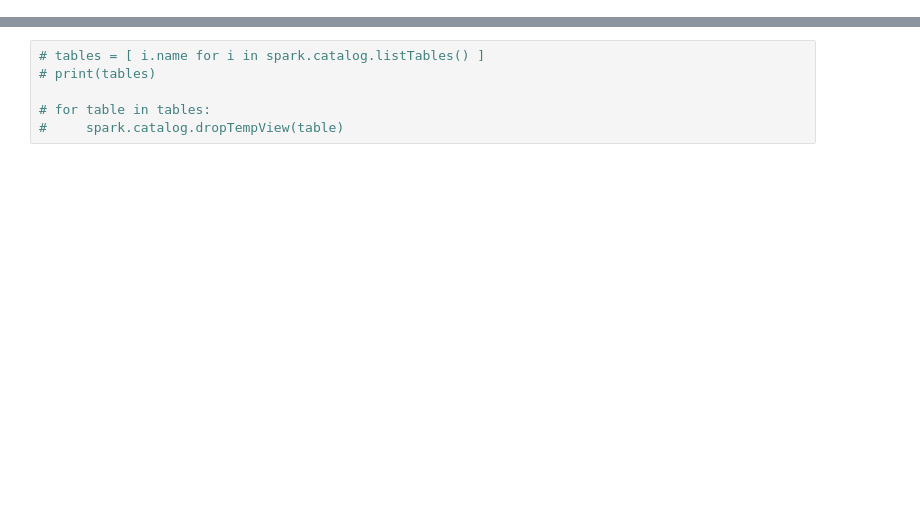
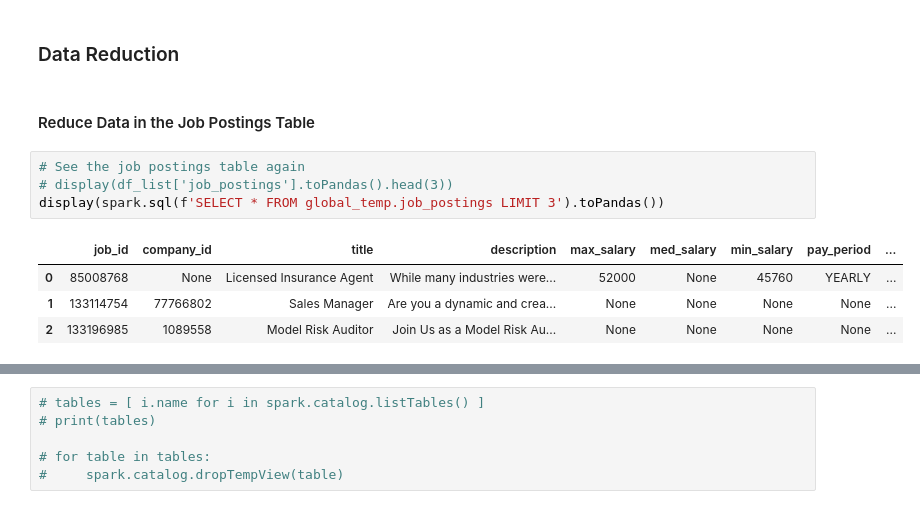
Before and after one commit to AndhikaWB/linkedin-job-postings-analysis, a Jupyter notebook: main.ipynb, the cells around one changed output, grey strips where cells are left out. Cells and saved outputs as stored; diff of their text form; blank space fills up the shorter version.

```diff
--- a/main.ipynb
+++ b/main.ipynb
@@ -211,0 +323,13 @@ spark.sql('SELECT * FROM job_postings WHERE LOWER(title) LIKE "%data%"').toPanda
+# %% [markdown]
+### Data Reduction
+# %% [markdown]
+#### Reduce Data in the Job Postings Table
+# %%
+# See the job postings table again
+# display(df_list['job_postings'].toPandas().head(3))
+display(spark.sql(f'SELECT * FROM global_temp.job_postings LIMIT 3').toPandas())
+# %% [output]
+|  | job_id | company_id | title | description | max_salary | med_salary | min_salary | pay_period | ... |
+| 0 | 85008768 | None | Licensed Insurance Agent | While many industries were... | 52000 | None | 45760 | YEARLY | ... |
+| 1 | 133114754 | 77766802 | Sales Manager | Are you a dynamic and crea... | None | None | None | None | ... |
+| 2 | 133196985 | 1089558 | Model Risk Auditor | Join Us as a Model Risk Au... | None | None | None | None | ... |
```
Also changed, not shown: parts of 64 cells of this notebook, 5 other files.
